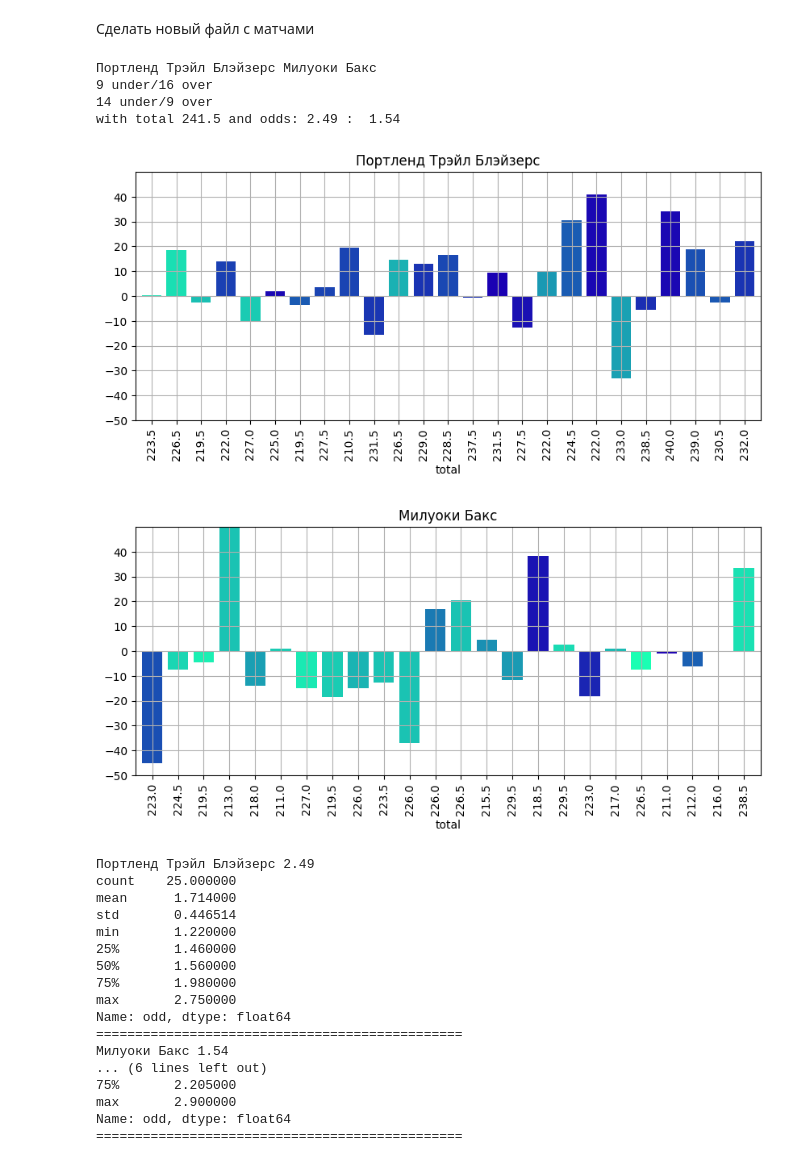
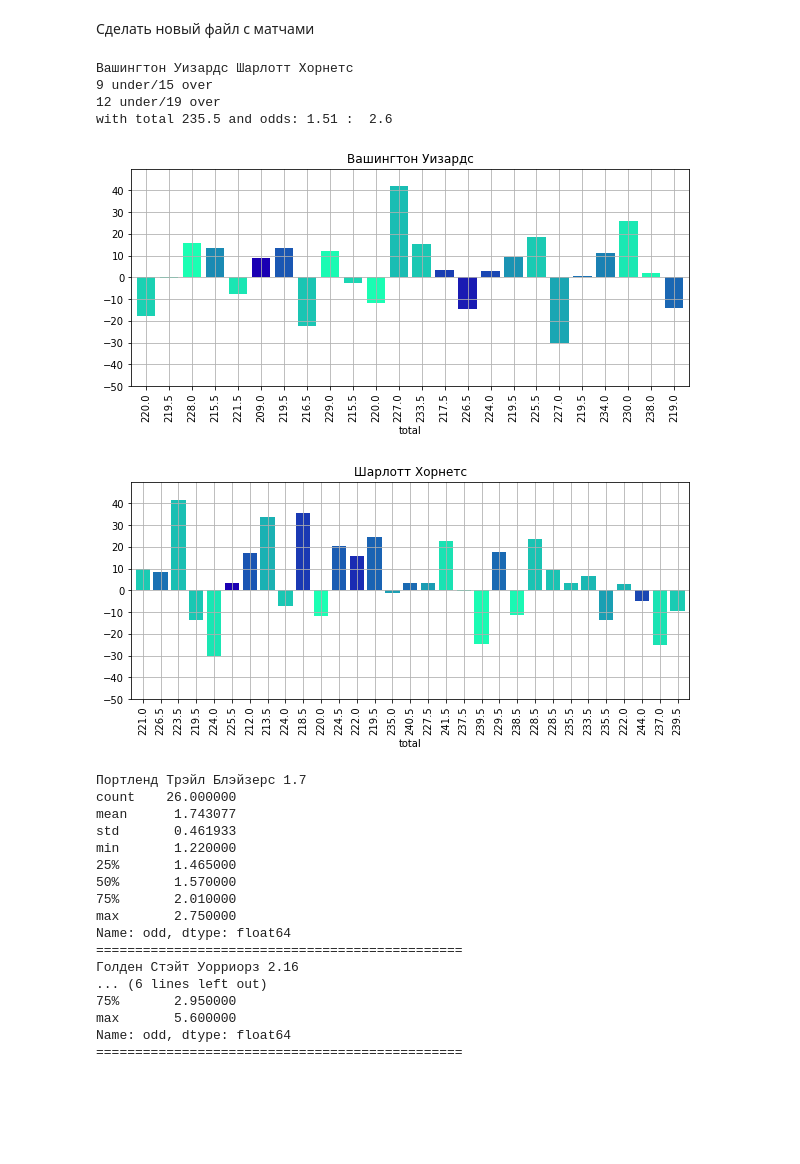
Before and after one commit to glahiator/basket_total, a Jupyter notebook: analyze.ipynb, the cells around one changed output. Drawn from its saved outputs; the diff is of its cells as text; code cells hidden in the pictures; blank space fills up the shorter version.

```diff
--- a/analyze.ipynb
+++ b/analyze.ipynb
@@ -220,26 +220,26 @@ def complete_match_place(home, away, total):
 # %%
 import datetime, json
 import pandas as pd
 
 today = pd.read_json("storage/today.json" )
 del today["id"]
 del today["gandicap"]
 
-m = today.iloc[7]
+m = today.iloc[0]
 home_res_str = get_team_chrono_delta_place_odd(m['home'], m['total'], 'home', m['odd_h'] )
 away_res_str = get_team_chrono_delta_place_odd(m['away'], m['total'], 'away', m['odd_a'] )
 
 print(  m['home'],  m['away'])
 print(home_res_str)
 print(away_res_str)
 print( f"with total {m['total']} and odds: {m['odd_h']} :  {m['odd_a']}")
 # %% [output]
-Портленд Трэйл Блэйзерс Милуоки Бакс
-9 under/16 over
-14 under/9 over
-with total 241.5 and odds: 2.49 :  1.54
+Вашингтон Уизардс Шарлотт Хорнетс
+9 under/15 over
+12 under/19 over
+with total 235.5 and odds: 1.51 :  2.6
-[figure, old version]
+[figure, new version]
-[figure, old version]
+[figure, new version]
 # %%
 print( m['home'], m['odd_h'])
 print(get_team_chrono_odd_place( m['home'], 'home' ))
@@ -248,21 +248,21 @@ print( m['away'], m['odd_a'])
 print(get_team_chrono_odd_place( m['away'], 'away' ))
 print('===============================================')
 # %% [output]
-Портленд Трэйл Блэйзерс 2.49
-count    25.000000
-mean      1.714000
-std       0.446514
+Портленд Трэйл Блэйзерс 1.7
+count    26.000000
+mean      1.743077
+std       0.461933
 min       1.220000
-25%       1.460000
-50%       1.560000
-75%       1.980000
+25%       1.465000
+50%       1.570000
+75%       2.010000
 max       2.750000
 Name: odd, dtype: float64
 ===============================================
-Милуоки Бакс 1.54
+Голден Стэйт Уорриорз 2.16
 ... (6 lines left out)
-75%       2.205000
-max       2.900000
+75%       2.950000
+max       5.600000
 Name: odd, dtype: float64
 ===============================================
 # %%
```
Also changed, not shown: parts of 3 cells of this notebook, 3 other files.
